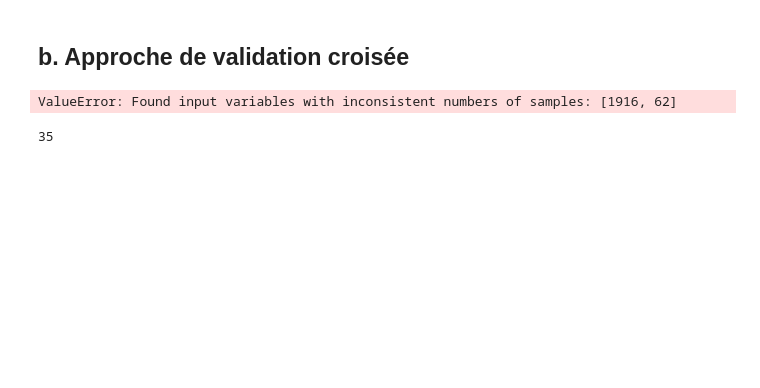
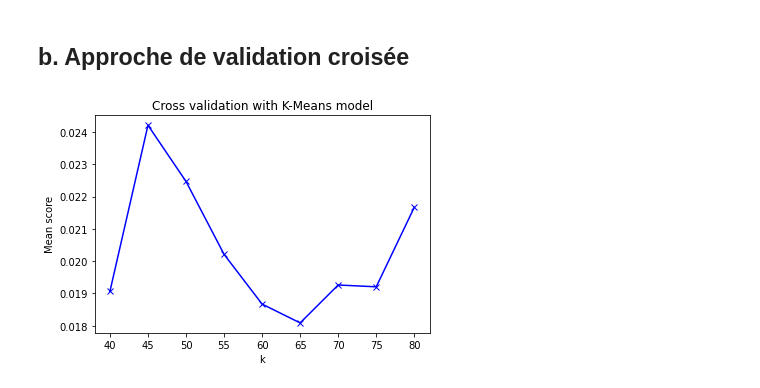
Before and after one commit to AgatheLB/TP4_IFT870, a Jupyter notebook: tp4.ipynb, the cells around one changed output. Cells and saved outputs as stored; diff of their text form; code cells hidden in the pictures; blank space fills up the shorter version.

```diff
--- a/tp4.ipynb
+++ b/tp4.ipynb
@@ -116,13 +117,18 @@ plt.show()
 # %% [markdown]
 ## b. Approche de validation croisée
 # %%
+
+mean_scores = []
 for k in K:
     scorer = make_scorer(adjusted_rand_score)
     model = KMeans(n_clusters=k)
     cv_results = cross_validate(model, reduced_data, filtered_target, cv=10, scoring=scorer, n_jobs=-1)
+    mean_scores.append(np.mean(cv_results['test_score']))
+
+plt.plot(K, mean_scores, 'bx-')
+plt.xlabel('k')
+plt.ylabel('Mean score')
+plt.title('Cross validation with K-Means model')
+plt.show()
 # %% [output]
-ValueError: Found input variables with inconsistent numbers of samples: [1916, 62]
+[figure, added]
-# %%
-len(filtered_target[1])
-# %% [output]
-35
```
Also changed, not shown: parts of 13 cells of this notebook, 1 other file.
